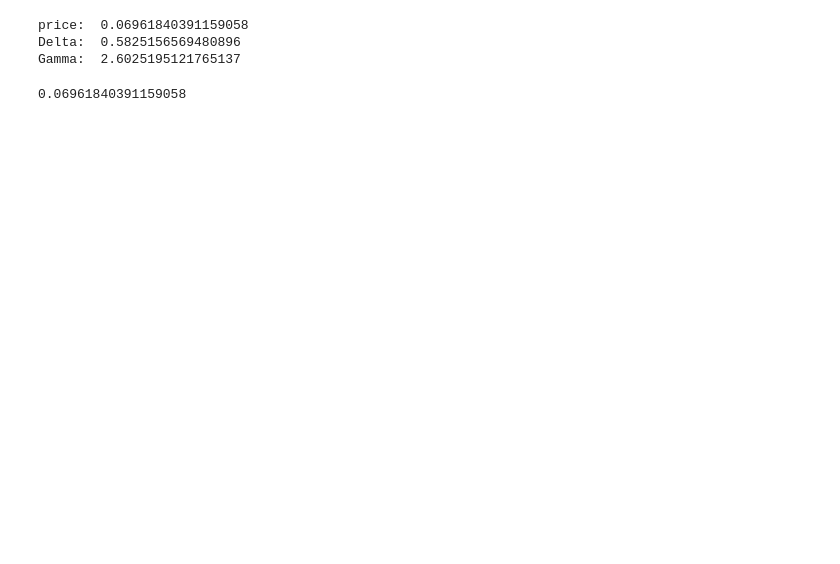
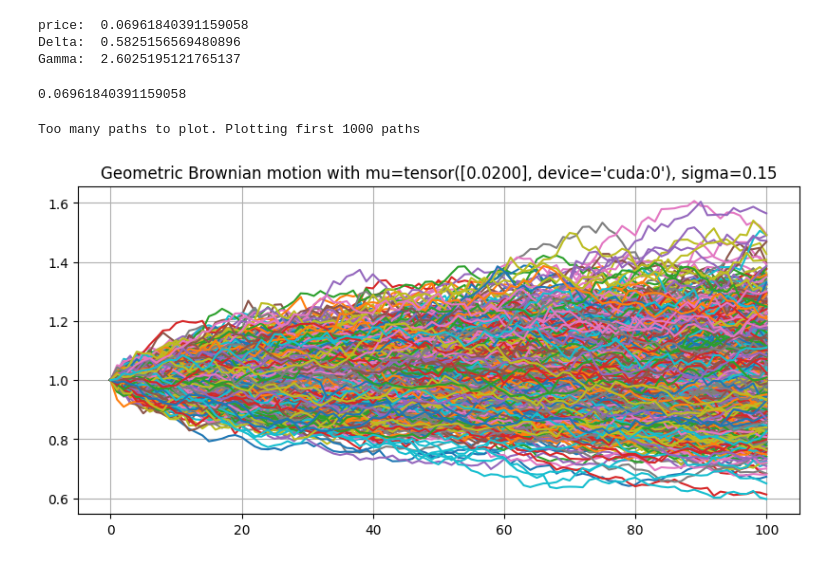
Before and after one commit to JackxTong/Black-Scholes-Cuda, a Jupyter notebook: bs.ipynb, the cells around one changed output. Drawn from its saved outputs; the diff is of its cells as text; code cells hidden in the pictures; blank space fills up the shorter version.

Commit message:
update plot functionality

```diff
--- a/bs.ipynb
+++ b/bs.ipynb
@@ -81,6 +81,11 @@ price:  0.06961840391159058
 Delta:  0.5825156569480896
 Gamma:  2.6025195121765137
 0.06961840391159058
+# %%
+call.plot()
+# %% [output]
+Too many paths to plot. Plotting first 1000 paths
+[figure, added]
 # %%
 n_paths_values = [int(x) for x in [100, 1000, 5000, 10000, 50000, 1e5, 5e5]]
 call.plot_accuracy(n_paths_values)
```
Also changed, not shown: parts of 5 cells of this notebook, 1 other file.
